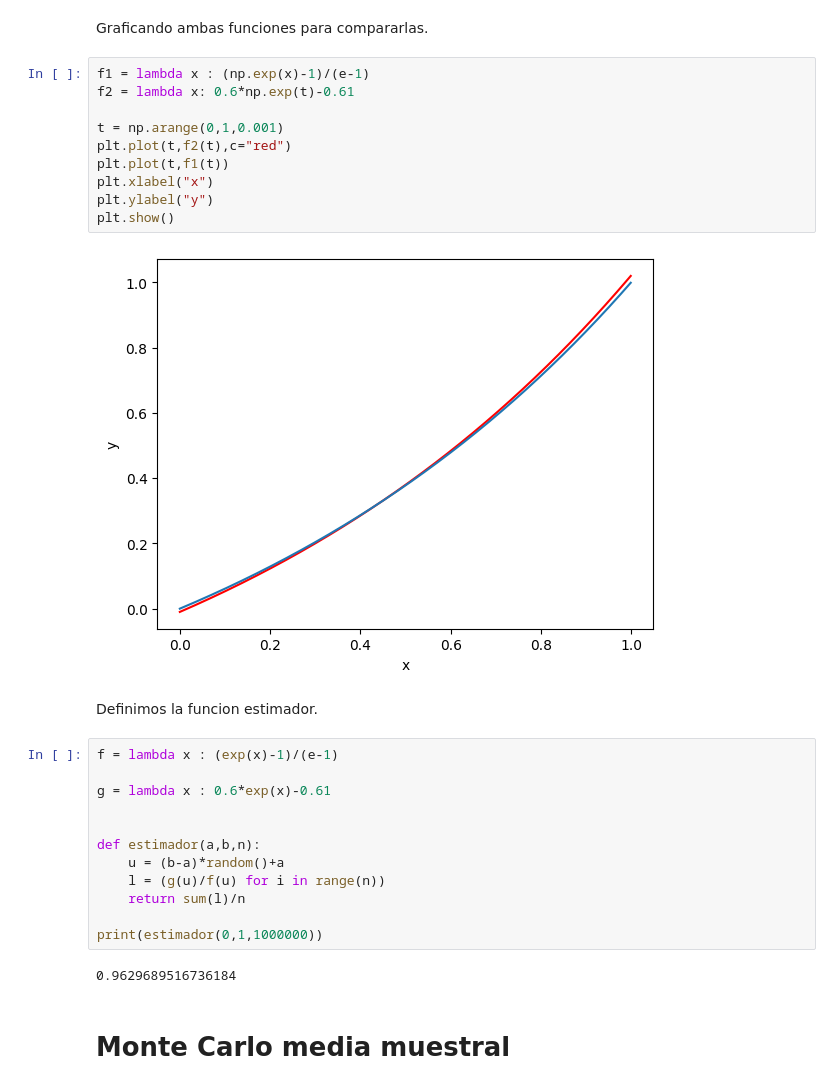
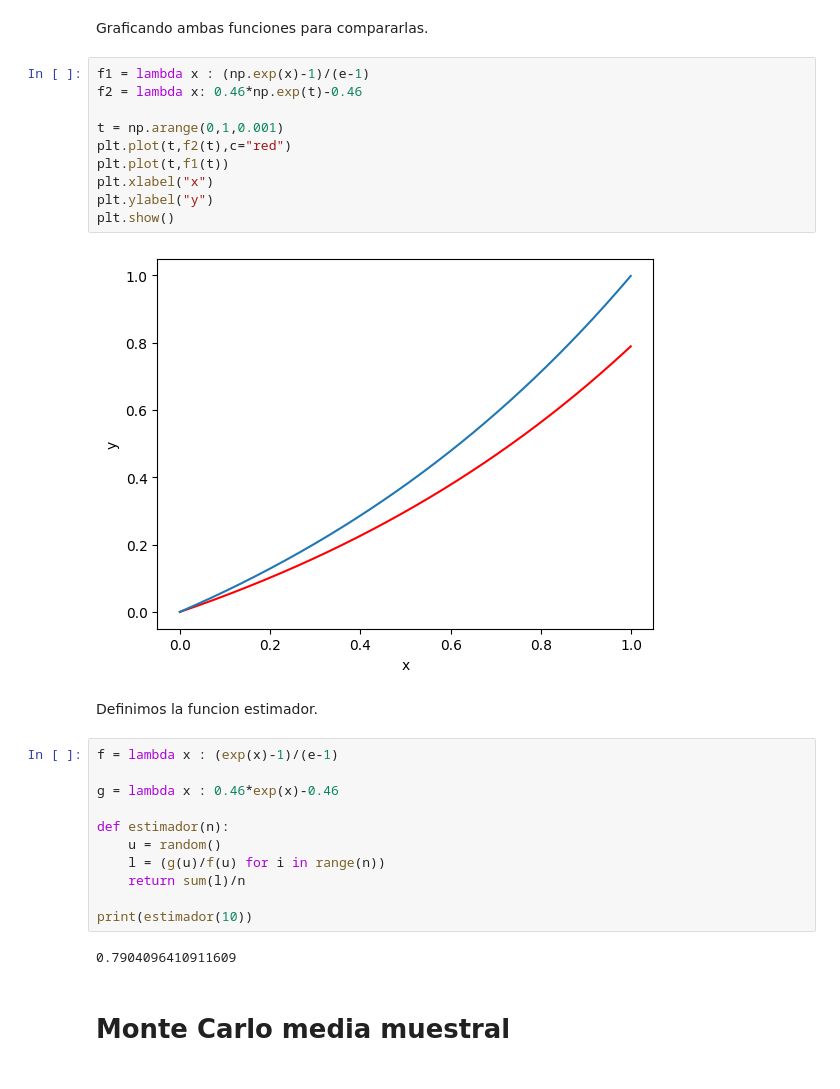
Before and after one commit to AyaxYordi/Simulacion-2---2024, a Jupyter notebook: Variantes_del_Monte_Carlo.ipynb, the cells around one changed output. Saved outputs shown, nothing was run; the diff lists cells and outputs as text.

```diff
--- a/Variantes_del_Monte_Carlo.ipynb
+++ b/Variantes_del_Monte_Carlo.ipynb
@@ -82,32 +95,31 @@ plt.show()
 Graficando ambas funciones para compararlas.
 # %%
 f1 = lambda x : (np.exp(x)-1)/(e-1)
-f2 = lambda x: 0.6*np.exp(t)-0.61
+f2 = lambda x: 0.46*np.exp(t)-0.46
 
 t = np.arange(0,1,0.001)
 plt.plot(t,f2(t),c="red")
 plt.plot(t,f1(t))
 plt.xlabel("x")
 plt.ylabel("y")
 plt.show()
 # %% [output]
-[figure, old version]
+[figure, new version]
 # %% [markdown]
 Definimos la funcion estimador.
 # %%
 f = lambda x : (exp(x)-1)/(e-1)
 
-g = lambda x : 0.6*exp(x)-0.61
+g = lambda x : 0.46*exp(x)-0.46
 
-
-def estimador(a,b,n):
-	u = (b-a)*random()+a
+def estimador(n):
+	u = random()
 	l = (g(u)/f(u) for i in range(n))
 	return sum(l)/n
 
-print(estimador(0,1,1000000))
+print(estimador(10))
 # %% [output]
-0.9629689516736184
+0.7904096410911609
 # %% [markdown]
 # Monte Carlo media muestral
 # %% [markdown]
```
Also changed, not shown: parts of 22 cells of this notebook.
